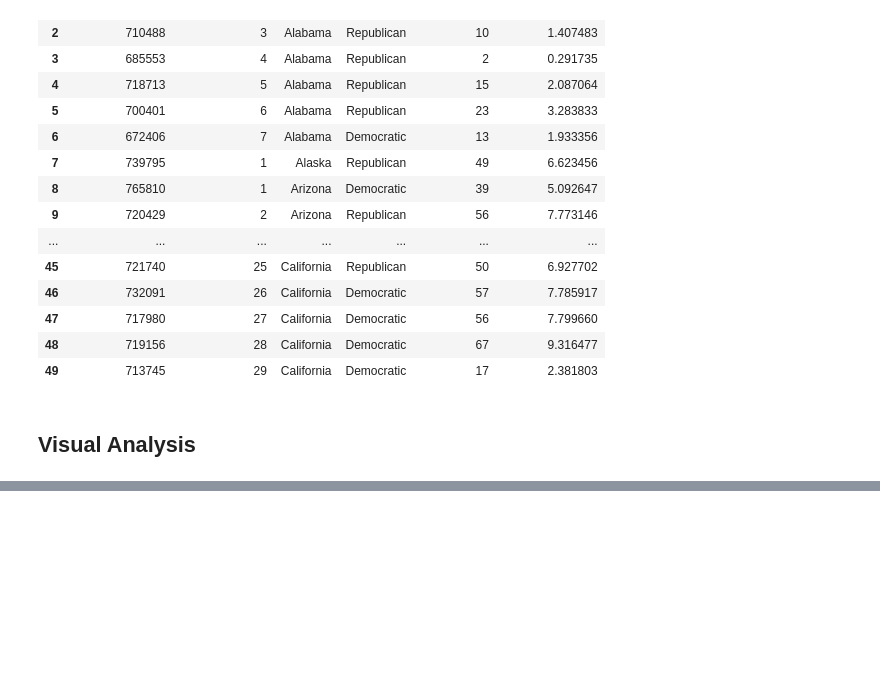
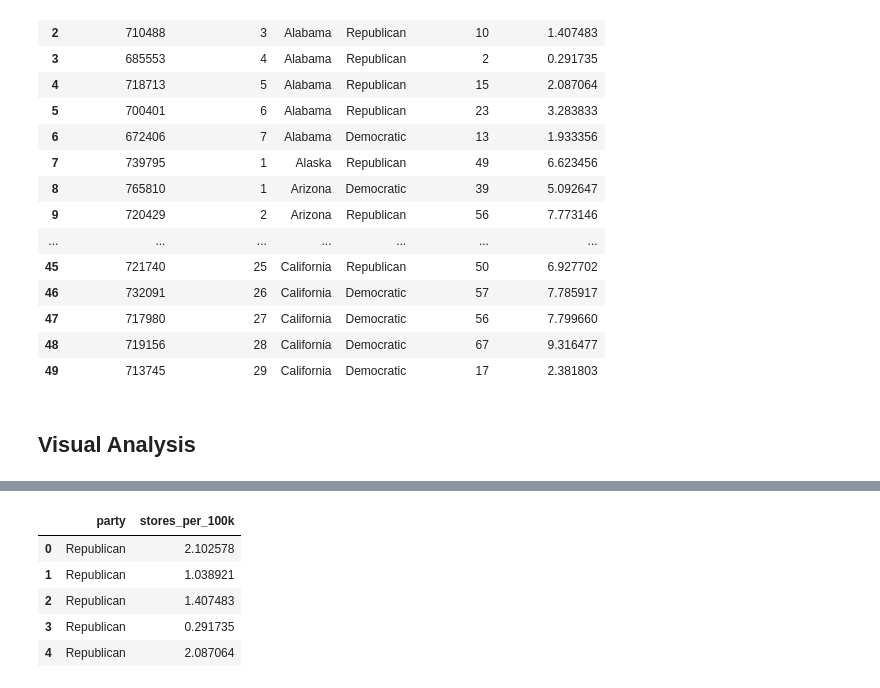
Before and after one commit to evroth/331-repo-demo, a Jupyter notebook: Congressional_Analysis.ipynb, the cells around one changed output, grey strips where cells are left out. Cells and saved outputs as stored; diff of their text form; code cells hidden in the pictures; blank space fills up the shorter version.

```diff
--- a/Congressional_Analysis.ipynb
+++ b/Congressional_Analysis.ipynb
@@ -325,0 +337,13 @@ combined_df.head(50)
+# %%
+# Data type conversions
+df = combined_df[['party', 'stores_per_100k']].copy()
+df['party'] = combined_df['party'].astype(object)
+df['stores_per_100k'] = df['stores_per_100k']
+df.head()
+# %% [output]
+|  | party | stores_per_100k |
+| 0 | Republican | 2.102578 |
+| 1 | Republican | 1.038921 |
+| 2 | Republican | 1.407483 |
+| 3 | Republican | 0.291735 |
+| 4 | Republican | 2.087064 |
```
Also changed, not shown: parts of 5 cells of this notebook.
